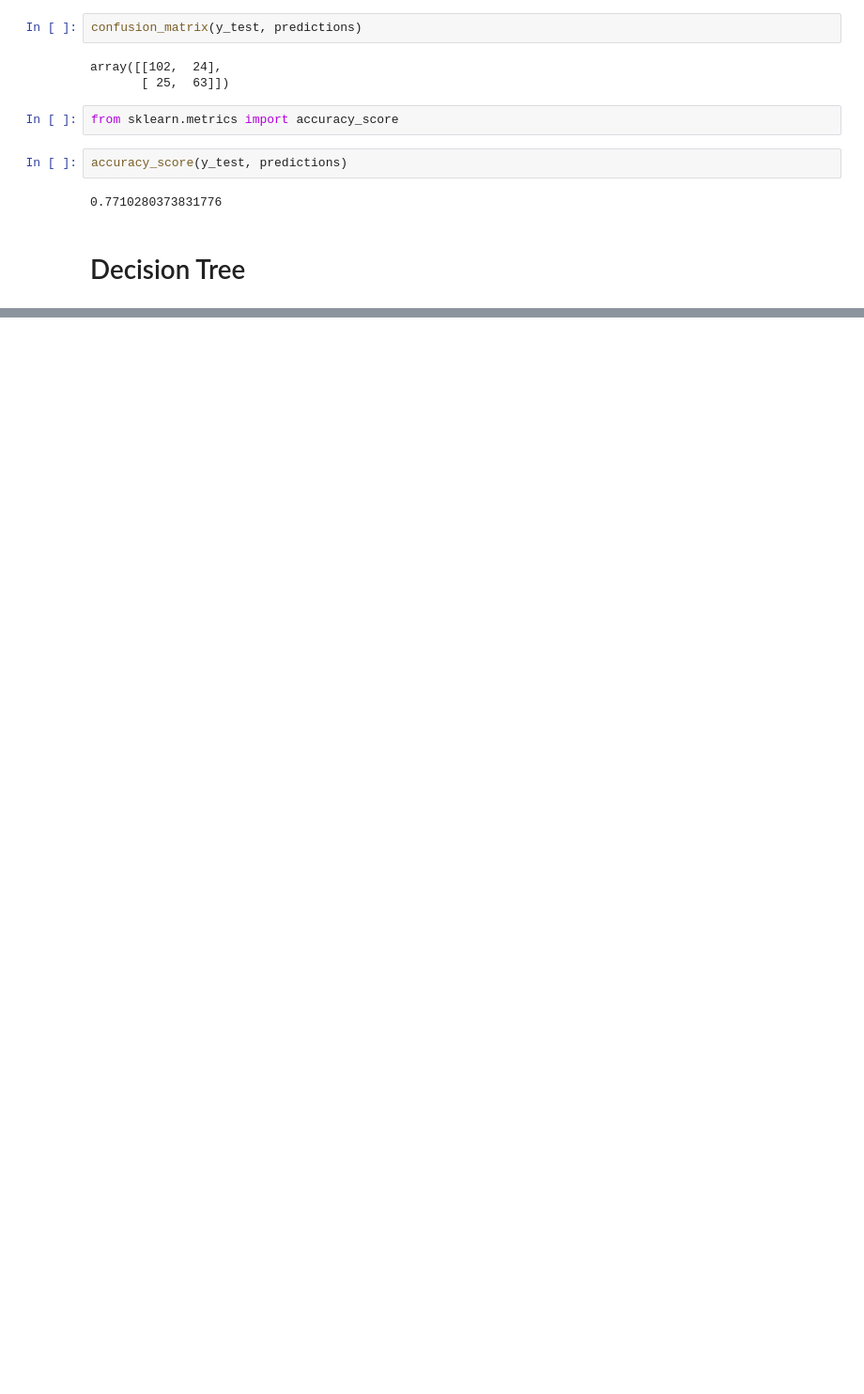
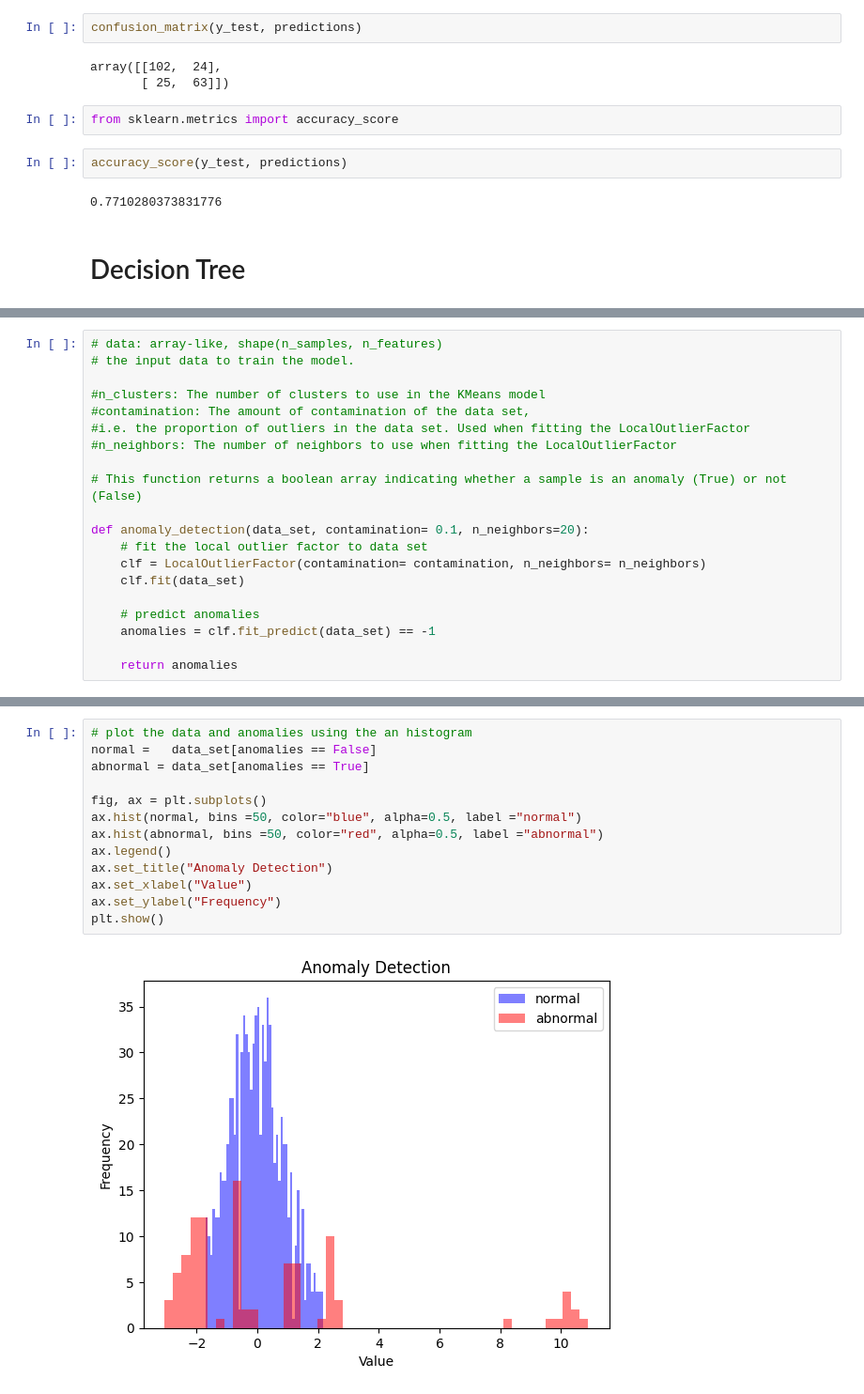
Before and after one commit to sorybarry223/PRIM, a Jupyter notebook: My_implementation/Python simulation/algorithms.ipynb, the cells around one changed output, grey strips where cells are left out. Shown: that part at 94% size. Drawn from its saved outputs; the diff is of its cells as text; blank space fills up the shorter version.

```diff
--- a/My_implementation/Python simulation/algorithms.ipynb
+++ b/My_implementation/Python simulation/algorithms.ipynb
@@ -607,0 +689,20 @@ Actual: Grape. Predicted: {'Mango': '33%', 'Grape': '39%', 'Lemon': '26%'}
+# %%
+# data: array-like, shape(n_samples, n_features)
+# the input data to train the model.
+
+#n_clusters: The number of clusters to use in the KMeans model
+#contamination: The amount of contamination of the data set,
+#i.e. the proportion of outliers in the data set. Used when fitting the LocalOutlierFactor
+#n_neighbors: The number of neighbors to use when fitting the LocalOutlierFactor
+
+# This function returns a boolean array indicating whether a sample is an anomaly (True) or not (False)
+
+def anomaly_detection(data_set, contamination= 0.1, n_neighbors=20):
+    # fit the local outlier factor to data set
+    clf = LocalOutlierFactor(contamination= contamination, n_neighbors= n_neighbors)
+    clf.fit(data_set)
+
+    # predict anomalies
+    anomalies = clf.fit_predict(data_set) == -1
+
+    return anomalies
@@ -607,0 +738,15 @@ Actual: Grape. Predicted: {'Mango': '33%', 'Grape': '39%', 'Lemon': '26%'}
+# %%
+# plot the data and anomalies using the an histogram
+normal =   data_set[anomalies == False]
+abnormal = data_set[anomalies == True]
+
+fig, ax = plt.subplots()
+ax.hist(normal, bins =50, color="blue", alpha=0.5, label ="normal")
+ax.hist(abnormal, bins =50, color="red", alpha=0.5, label ="abnormal")
+ax.legend()
+ax.set_title("Anomaly Detection")
+ax.set_xlabel("Value")
+ax.set_ylabel("Frequency")
+plt.show()
+# %% [output]
+[figure, added]
```
Also changed, not shown: parts of 76 cells of this notebook.
